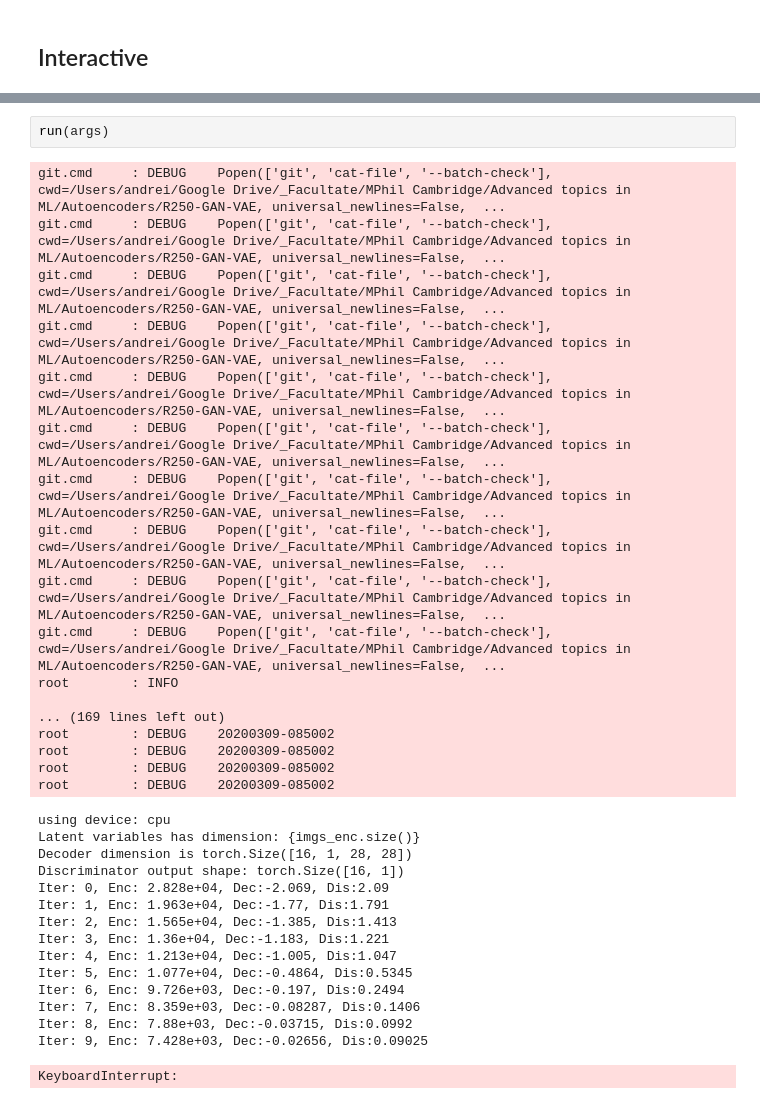
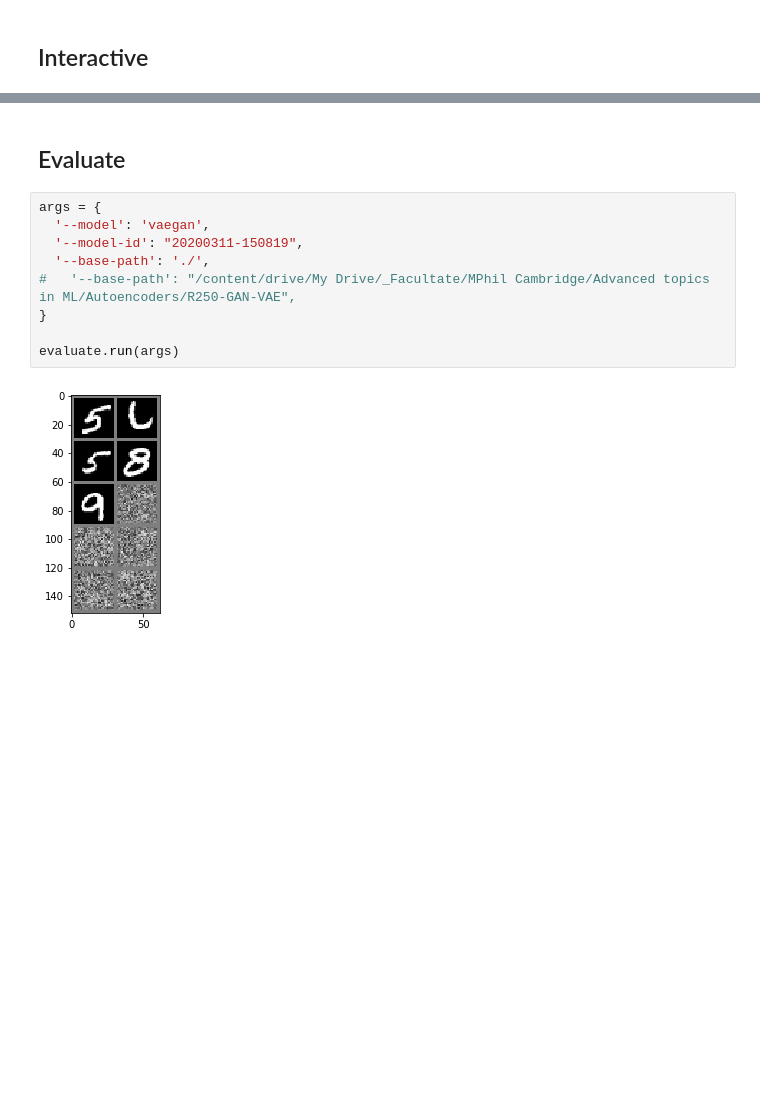
Before and after one commit to andreimargeloiu/R250-GAN-VAE, a Jupyter notebook: run_interactive.ipynb, the cells around one changed output, grey strips where cells are left out. Cells and saved outputs as stored; diff of their text form; blank space fills up the shorter version.

```diff
--- a/run_interactive.ipynb
+++ b/run_interactive.ipynb
@@ -101,35 +73,13 @@ using device: cpu
-# %%
-run(args)
-# %% [output]
-git.cmd     : DEBUG    Popen(['git', 'cat-file', '--batch-check'], cwd=/Users/andrei/Google Drive/_Facultate/MPhil Cambridge/Advanced topics in ML/Autoencoders/R250-GAN-VAE, universal_newlines=False,  ...
-git.cmd     : DEBUG    Popen(['git', 'cat-file', '--batch-check'], cwd=/Users/andrei/Google Drive/_Facultate/MPhil Cambridge/Advanced topics in ML/Autoencoders/R250-GAN-VAE, universal_newlines=False,  ...
-git.cmd     : DEBUG    Popen(['git', 'cat-file', '--batch-check'], cwd=/Users/andrei/Google Drive/_Facultate/MPhil Cambridge/Advanced topics in ML/Autoencoders/R250-GAN-VAE, universal_newlines=False,  ...
-git.cmd     : DEBUG    Popen(['git', 'cat-file', '--batch-check'], cwd=/Users/andrei/Google Drive/_Facultate/MPhil Cambridge/Advanced topics in ML/Autoencoders/R250-GAN-VAE, universal_newlines=False,  ...
-git.cmd     : DEBUG    Popen(['git', 'cat-file', '--batch-check'], cwd=/Users/andrei/Google Drive/_Facultate/MPhil Cambridge/Advanced topics in ML/Autoencoders/R250-GAN-VAE, universal_newlines=False,  ...
-git.cmd     : DEBUG    Popen(['git', 'cat-file', '--batch-check'], cwd=/Users/andrei/Google Drive/_Facultate/MPhil Cambridge/Advanced topics in ML/Autoencoders/R250-GAN-VAE, universal_newlines=False,  ...
-git.cmd     : DEBUG    Popen(['git', 'cat-file', '--batch-check'], cwd=/Users/andrei/Google Drive/_Facultate/MPhil Cambridge/Advanced topics in ML/Autoencoders/R250-GAN-VAE, universal_newlines=False,  ...
-git.cmd     : DEBUG    Popen(['git', 'cat-file', '--batch-check'], cwd=/Users/andrei/Google Drive/_Facultate/MPhil Cambridge/Advanced topics in ML/Autoencoders/R250-GAN-VAE, universal_newlines=False,  ...
-git.cmd     : DEBUG    Popen(['git', 'cat-file', '--batch-check'], cwd=/Users/andrei/Google Drive/_Facultate/MPhil Cambridge/Advanced topics in ML/Autoencoders/R250-GAN-VAE, universal_newlines=False,  ...
-git.cmd     : DEBUG    Popen(['git', 'cat-file', '--batch-check'], cwd=/Users/andrei/Google Drive/_Facultate/MPhil Cambridge/Advanced topics in ML/Autoencoders/R250-GAN-VAE, universal_newlines=False,  ...
-root        : INFO
-
-... (169 lines left out)
-root        : DEBUG    20200309-085002
-root        : DEBUG    20200309-085002
-root        : DEBUG    20200309-085002
-root        : DEBUG    20200309-085002
-using device: cpu
-Latent variables has dimension: {imgs_enc.size()}
-Decoder dimension is torch.Size([16, 1, 28, 28])
-Discriminator output shape: torch.Size([16, 1])
-Iter: 0, Enc: 2.828e+04, Dec:-2.069, Dis:2.09
-Iter: 1, Enc: 1.963e+04, Dec:-1.77, Dis:1.791
-Iter: 2, Enc: 1.565e+04, Dec:-1.385, Dis:1.413
-Iter: 3, Enc: 1.36e+04, Dec:-1.183, Dis:1.221
-Iter: 4, Enc: 1.213e+04, Dec:-1.005, Dis:1.047
-Iter: 5, Enc: 1.077e+04, Dec:-0.4864, Dis:0.5345
-Iter: 6, Enc: 9.726e+03, Dec:-0.197, Dis:0.2494
-Iter: 7, Enc: 8.359e+03, Dec:-0.08287, Dis:0.1406
-Iter: 8, Enc: 7.88e+03, Dec:-0.03715, Dis:0.0992
-Iter: 9, Enc: 7.428e+03, Dec:-0.02656, Dis:0.09025
-KeyboardInterrupt:
+# %% [markdown]
+## Evaluate
+# %%
+args = {
+  '--model': 'vaegan',
+  '--model-id': "20200311-150819",
+  '--base-path': './',
+#   '--base-path': "/content/drive/My Drive/_Facultate/MPhil Cambridge/Advanced topics in ML/Autoencoders/R250-GAN-VAE",
+}
+
+evaluate.run(args)
+# %% [output]
+[figure, added]
```
Also changed, not shown: parts of 9 cells of this notebook, 4 other files.
